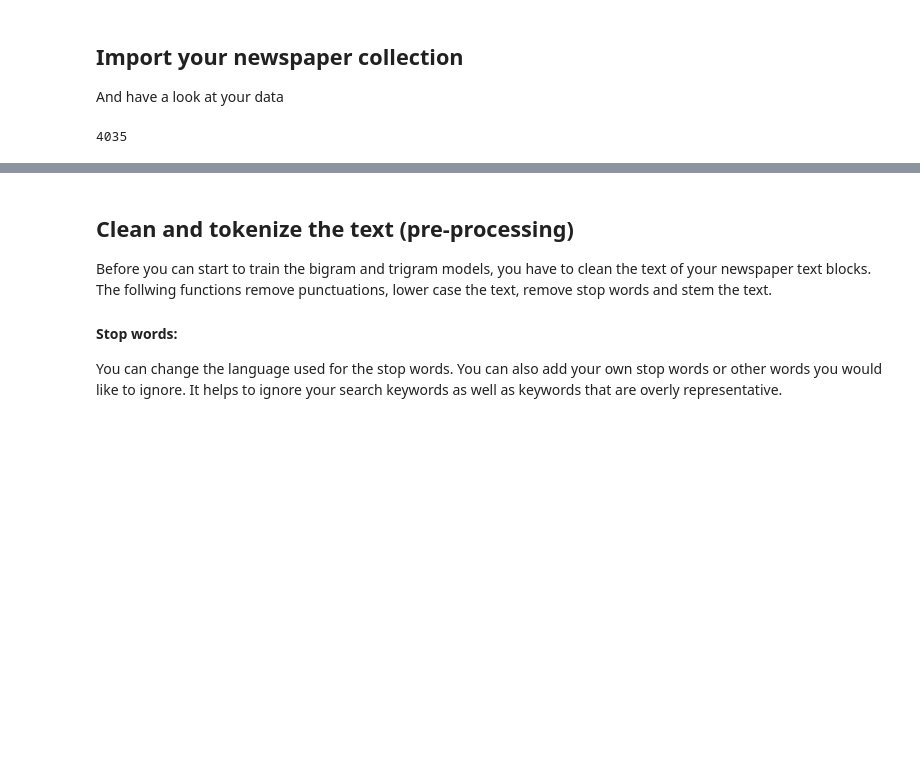
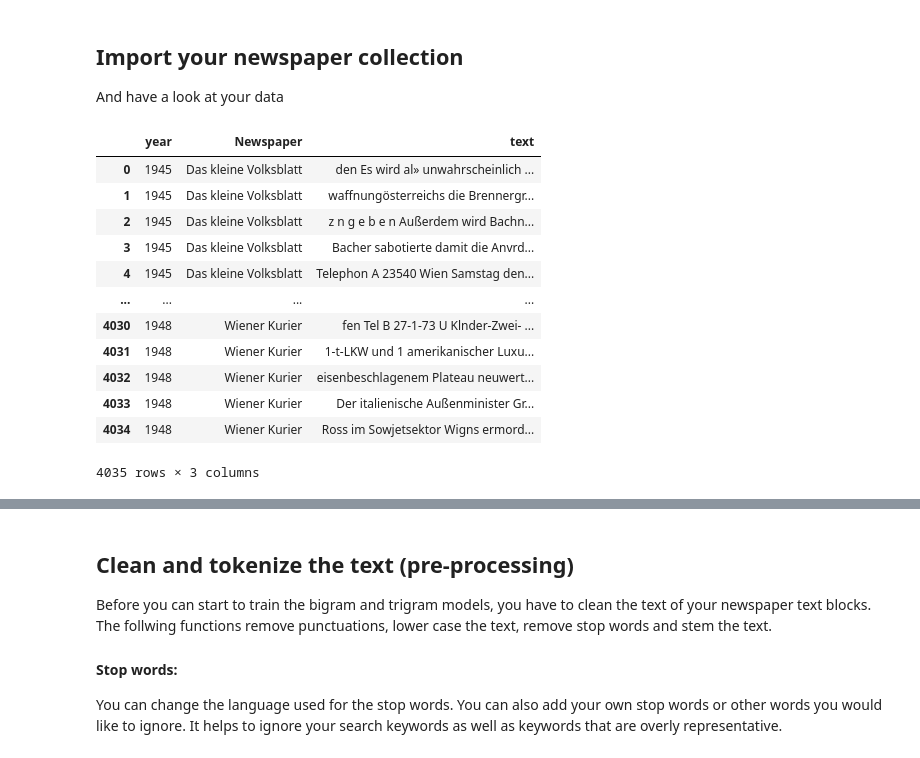
Before and after one commit to NewsEye/NLP-Notebooks-Newspaper-Collections, a Jupyter notebook: n-gram_clouds_notebook.ipynb, the cells around one changed output, grey strips where cells are left out. Drawn from its saved outputs; the diff is of its cells as text; code cells hidden in the pictures; blank space fills up the shorter version.

```diff
--- a/n-gram_clouds_notebook.ipynb
+++ b/n-gram_clouds_notebook.ipynb
@@ -79,10 +77,22 @@ import matplotlib.pyplot as plt
 And have a look at your data
 # %%
 df = pd.read_csv('y_t_sudtirol.csv', encoding='latin-1')
-# %%
-len(df)
-# %% [output]
-4035
+# %%
+df
+# %% [output]
+|  | year | Newspaper | text |
+| 0 | 1945 | Das kleine Volksblatt | den Es wird al» unwahrscheinlich ... |
+| 1 | 1945 | Das kleine Volksblatt | waffnungösterreichs die Brennergr... |
+| 2 | 1945 | Das kleine Volksblatt | z n g e b e n Außerdem wird Bachn... |
+| 3 | 1945 | Das kleine Volksblatt | Bacher sabotierte damit die Anvrd... |
+| 4 | 1945 | Das kleine Volksblatt | Telephon A 23540 Wien Samstag den... |
+| ... | ... | ... | ... |
+| 4030 | 1948 | Wiener Kurier | fen Tel B 27-1-73 U Klnder-Zwei- ... |
+| 4031 | 1948 | Wiener Kurier | 1-t-LKW und 1 amerikanischer Luxu... |
+| 4032 | 1948 | Wiener Kurier | eisenbeschlagenem Plateau neuwert... |
+| 4033 | 1948 | Wiener Kurier | Der italienische Außenminister Gr... |
+| 4034 | 1948 | Wiener Kurier | Ross im Sowjetsektor Wigns ermord... |
+4035 rows × 3 columns
 # %%
 fig = plt.figure(figsize=(20,50))
 fig = df.groupby(['year','Newspaper']).size().unstack().plot(kind='bar',stacked=True)
```
Also changed, not shown: parts of 9 cells of this notebook.
